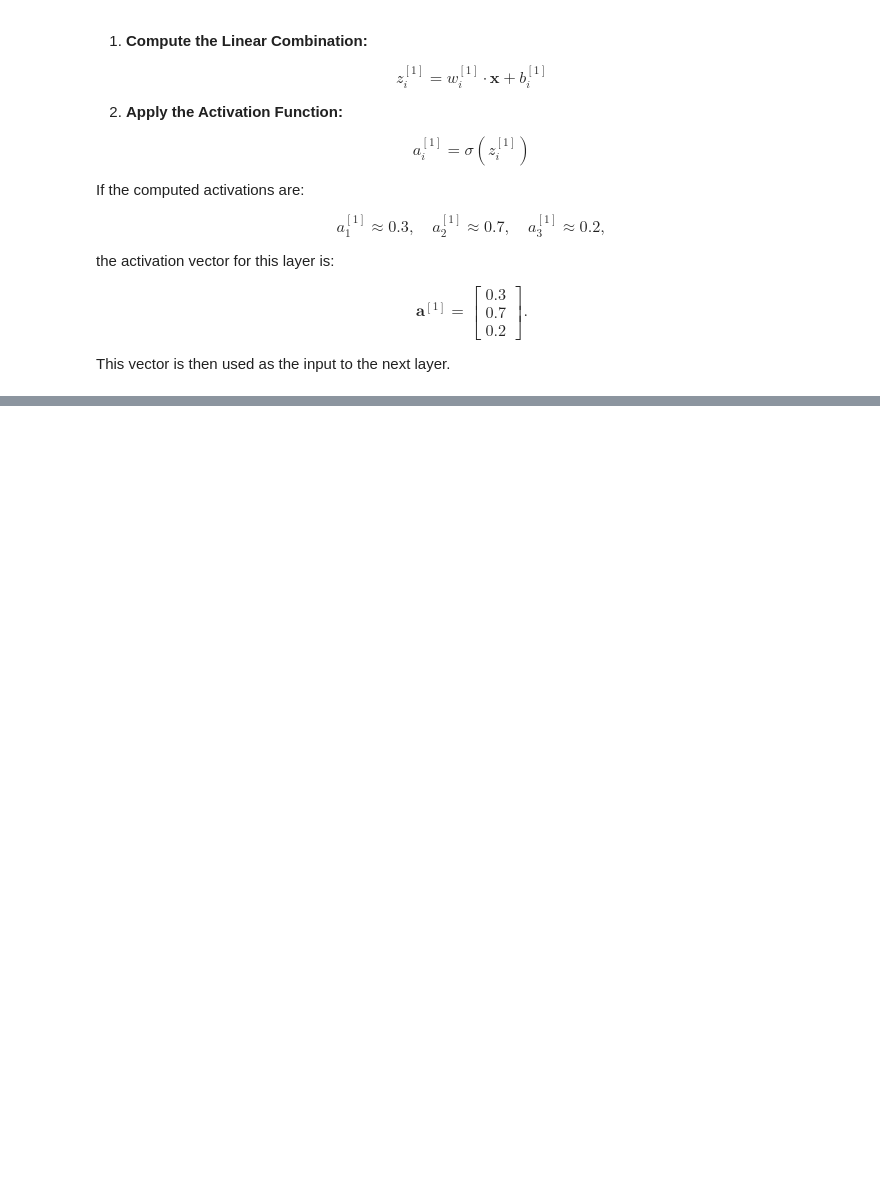
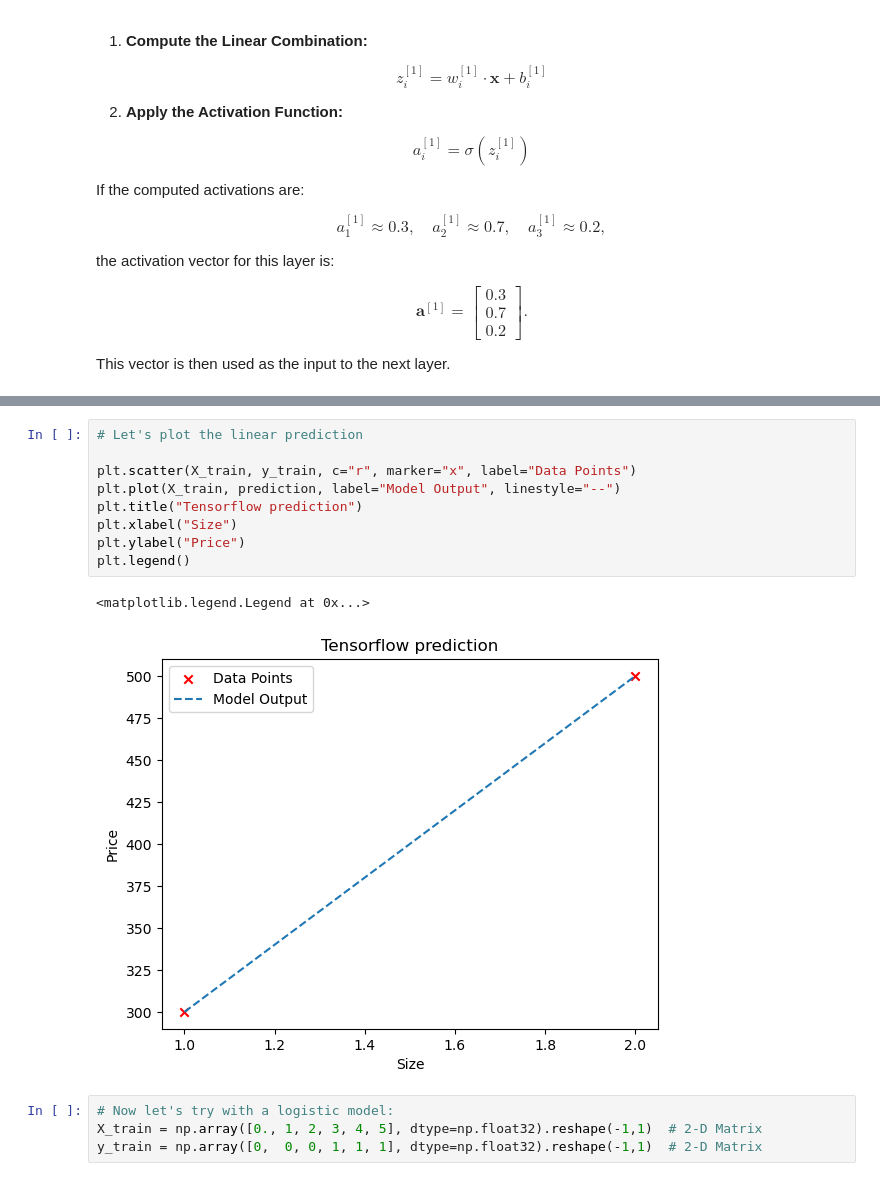
Before and after one commit to AidenHadisi/ml-journey, a Jupyter notebook: 013_neural_networks.ipynb, the cells around one changed output, grey strips where cells are left out. Saved outputs shown, nothing was run; the diff lists cells and outputs as text; blank space fills up the shorter version.

```diff
--- a/013_neural_networks.ipynb
+++ b/013_neural_networks.ipynb
@@ -257,0 +326,16 @@ This vector is then used as the input to the next layer.
+# %%
+# Let's plot the linear prediction
+
+plt.scatter(X_train, y_train, c="r", marker="x", label="Data Points")
+plt.plot(X_train, prediction, label="Model Output", linestyle="--")
+plt.title("Tensorflow prediction")
+plt.xlabel("Size")
+plt.ylabel("Price")
+plt.legend()
+# %% [output]
+<matplotlib.legend.Legend at 0x...>
+[figure, added]
+# %%
+# Now let's try with a logistic model:
+X_train = np.array([0., 1, 2, 3, 4, 5], dtype=np.float32).reshape(-1,1)  # 2-D Matrix
+y_train = np.array([0,  0, 0, 1, 1, 1], dtype=np.float32).reshape(-1,1)  # 2-D Matrix
```
Also changed, not shown: parts of 13 cells of this notebook, 1 other file.
